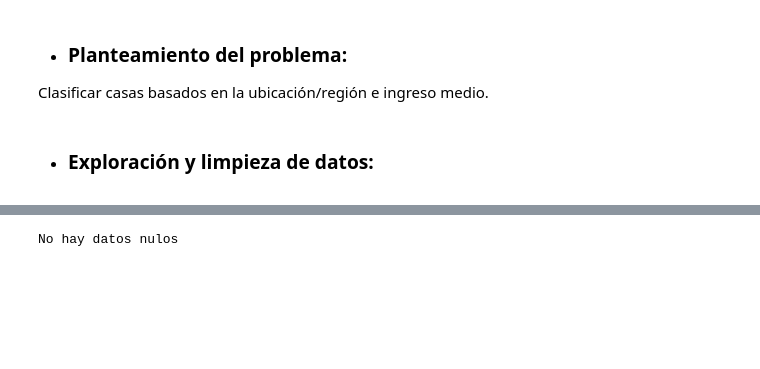
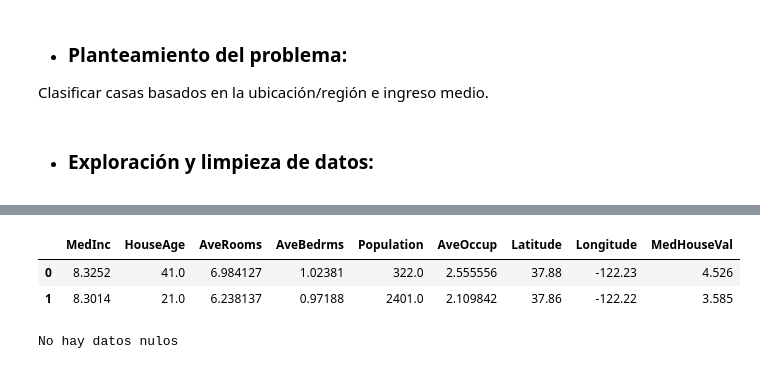
Before and after one commit to josedrosales/Analisis, a Jupyter notebook: models/Unsupervised.ipynb, the cells around one changed output, grey strips where cells are left out. Cells and saved outputs as stored; diff of their text form; code cells hidden in the pictures; blank space fills up the shorter version.

```diff
--- a/models/Unsupervised.ipynb
+++ b/models/Unsupervised.ipynb
@@ -6,7 +6,7 @@ Clasificar casas basados en la ubicación/región e ingreso medio.
 # Se importa el dataset
 import pandas as pd
 
-url = 'https://raw.githubusercontent.com/4GeeksAcademy/decision-tree-project-tutorial/main/diabetes.csv'
+url = "https://raw.githubusercontent.com/4GeeksAcademy/k-means-project-tutorial/main/housing.csv"
 dataframe = pd.read_csv(url)
 # %% [markdown]
 - ### Exploración y limpieza de datos:
@@ -40,3 +39,9 @@ None
+# %%
+dataframe.head(2)
+# %% [output]
+|  | MedInc | HouseAge | AveRooms | AveBedrms | Population | AveOccup | Latitude | Longitude | MedHouseVal |
+| 0 | 8.3252 | 41.0 | 6.984127 | 1.02381 | 322.0 | 2.555556 | 37.88 | -122.23 | 4.526 |
+| 1 | 8.3014 | 21.0 | 6.238137 | 0.97188 | 2401.0 | 2.109842 | 37.86 | -122.22 | 3.585 |
 # %%
 nulos = dataframe.isnull().sum()
 if len(nulos[nulos != 0]) == 0:
```
Also changed, not shown: parts of 2 cells of this notebook.
